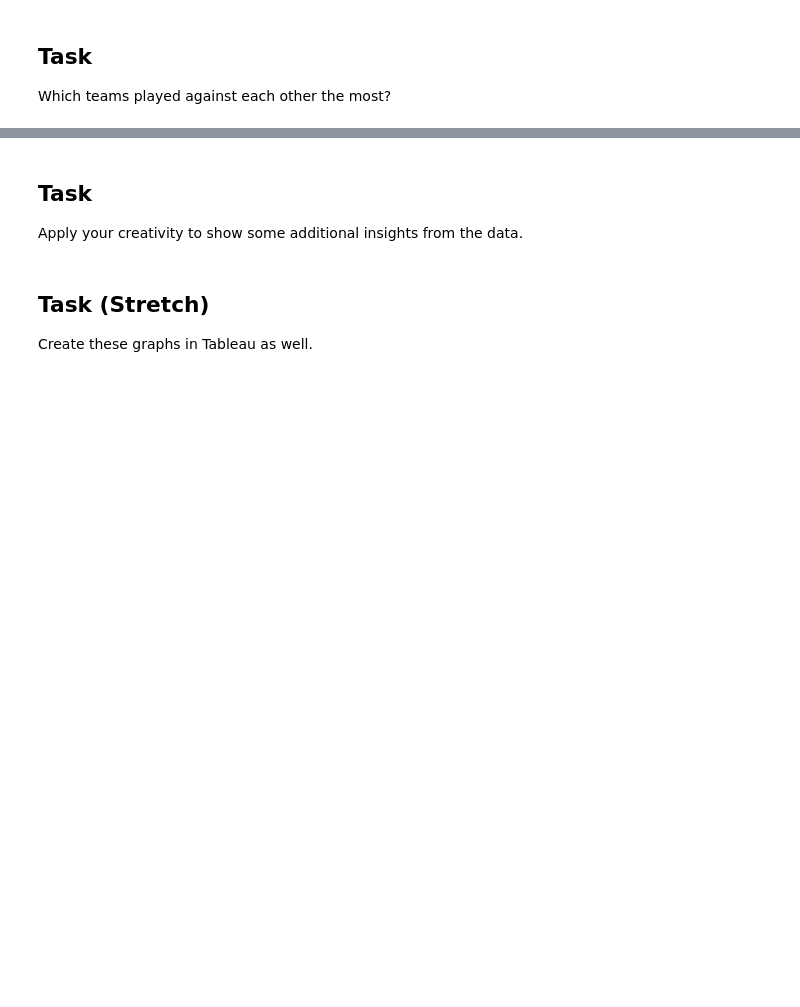
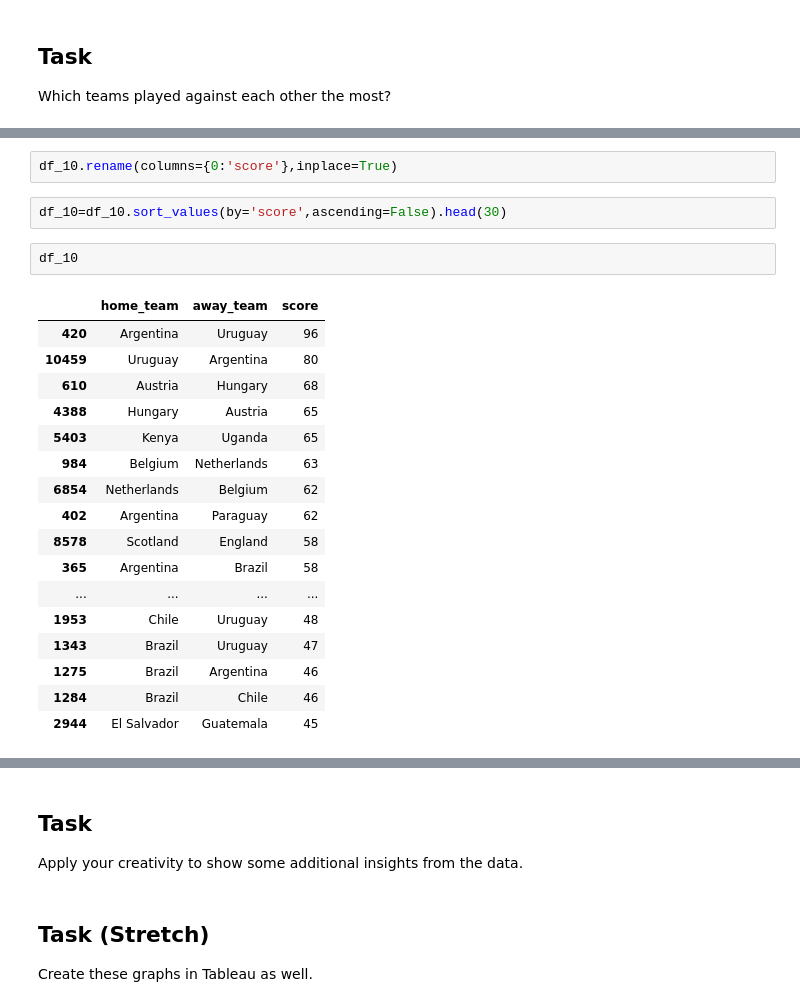
Before and after one commit to TasneemYou/dataviz_exercises, a Jupyter notebook: dataviz_challenge.ipynb, the cells around one changed output, grey strips where cells are left out. Saved outputs shown, nothing was run; the diff lists cells and outputs as text; blank space fills up the shorter version.

```diff
--- a/dataviz_challenge.ipynb
+++ b/dataviz_challenge.ipynb
@@ -316,0 +369,24 @@ Which teams played against each other the most?
+# %%
+df_10.rename(columns={0:'score'},inplace=True)
+# %%
+df_10=df_10.sort_values(by='score',ascending=False).head(30)
+# %%
+df_10
+# %% [output]
+|  | home_team | away_team | score |
+| 420 | Argentina | Uruguay | 96 |
+| 10459 | Uruguay | Argentina | 80 |
+| 610 | Austria | Hungary | 68 |
+| 4388 | Hungary | Austria | 65 |
+| 5403 | Kenya | Uganda | 65 |
+| 984 | Belgium | Netherlands | 63 |
+| 6854 | Netherlands | Belgium | 62 |
+| 402 | Argentina | Paraguay | 62 |
+| 8578 | Scotland | England | 58 |
+| 365 | Argentina | Brazil | 58 |
+| ... | ... | ... | ... |
+| 1953 | Chile | Uruguay | 48 |
+| 1343 | Brazil | Uruguay | 47 |
+| 1275 | Brazil | Argentina | 46 |
+| 1284 | Brazil | Chile | 46 |
+| 2944 | El Salvador | Guatemala | 45 |
```
Also changed, not shown: parts of 9 cells of this notebook.
